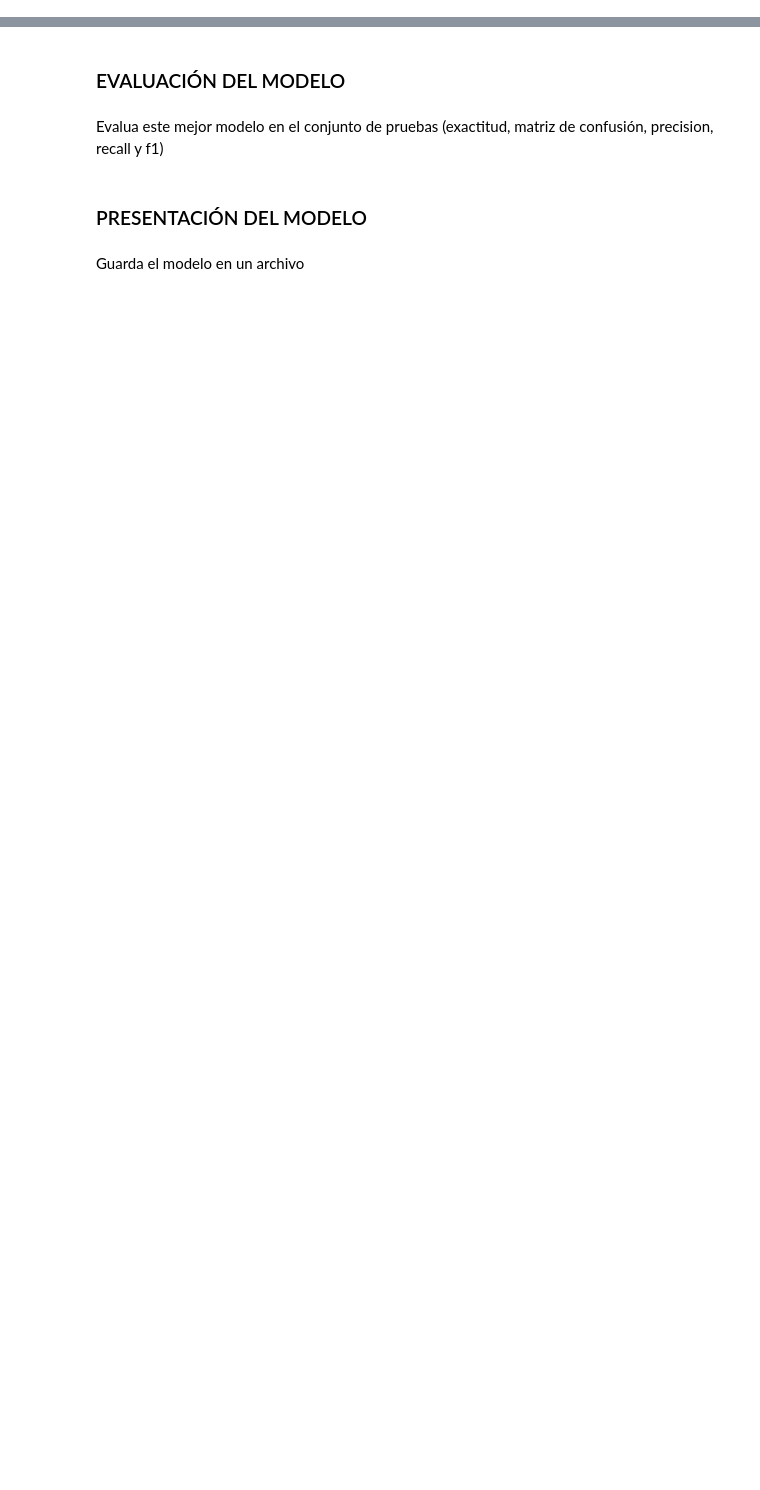
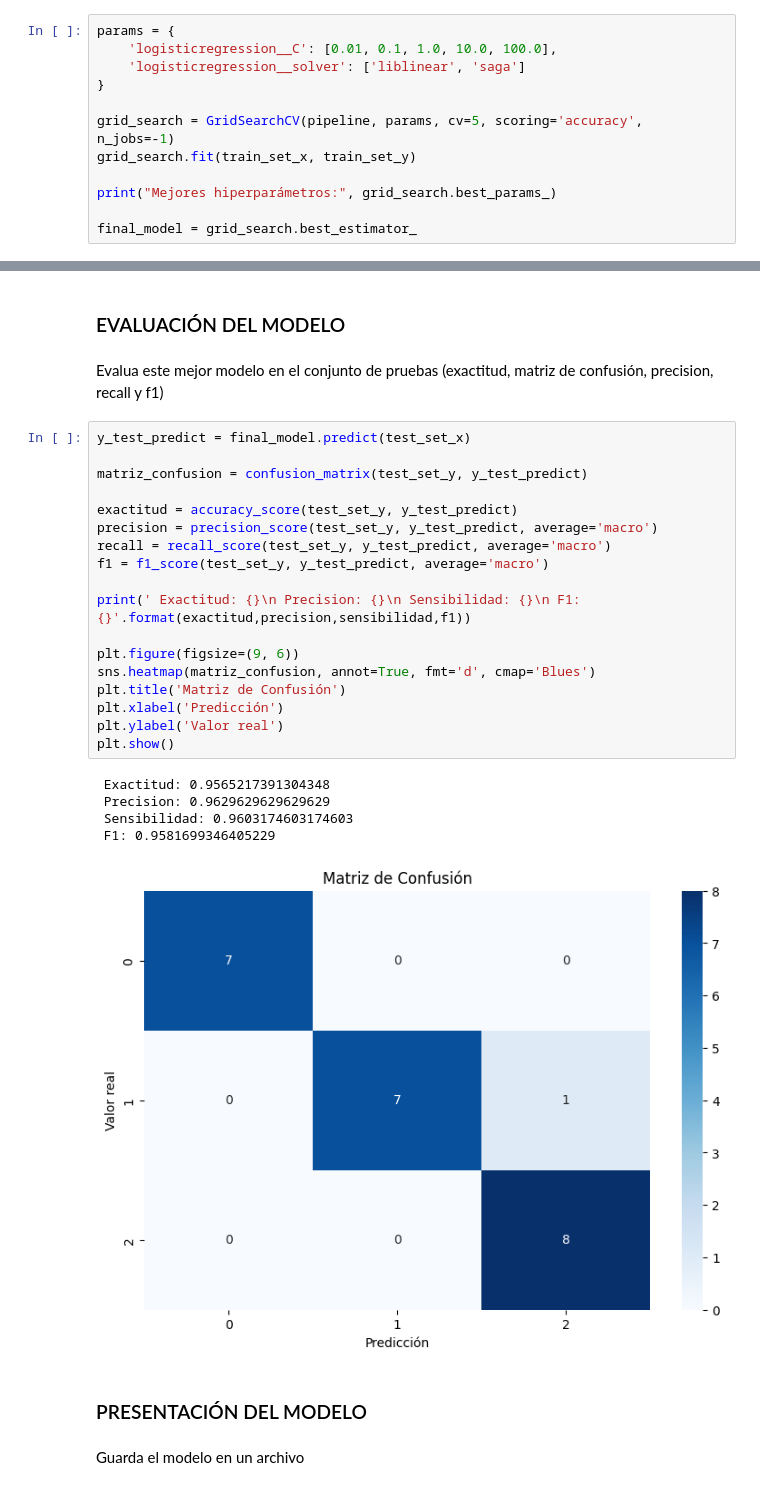
Before and after one commit to Elena2332/iabd, a Jupyter notebook: ia/sapa/2_11/2_11Ejercicios.ipynb, the cells around one changed output, grey strips where cells are left out. Saved outputs shown, nothing was run; the diff lists cells and outputs as text; blank space fills up the shorter version.

```diff
--- a/ia/sapa/2_11/2_11Ejercicios.ipynb
+++ b/ia/sapa/2_11/2_11Ejercicios.ipynb
@@ -324,3 +482,15 @@ Calcula matriz de confusion, precision, recall y f1 en el conjunto de entrenamie
 ### OPTIMIZACIÓN DEL MODELO
 # %% [markdown]
 Aplica búsqueda exhaustiva con los hiperparámetros de LogisticRegression (C y solver) y guarda el mejor modelo en una variable.
+# %%
+params = {
+    'logisticregression__C': [0.01, 0.1, 1.0, 10.0, 100.0],
+    'logisticregression__solver': ['liblinear', 'saga']
+}
+
+grid_search = GridSearchCV(pipeline, params, cv=5, scoring='accuracy', n_jobs=-1)
+grid_search.fit(train_set_x, train_set_y)
+
+print("Mejores hiperparámetros:", grid_search.best_params_)
+
+final_model = grid_search.best_estimator_
@@ -328,6 +500,30 @@ Aplica búsqueda exhaustiva con los hiperparámetros de LogisticRegression (C y
 ### EVALUACIÓN DEL MODELO
 # %% [markdown]
 Evalua este mejor modelo en el conjunto de pruebas (exactitud, matriz de confusión, precision, recall y f1)
+# %%
+y_test_predict = final_model.predict(test_set_x)
+
+matriz_confusion = confusion_matrix(test_set_y, y_test_predict)
+
+exactitud = accuracy_score(test_set_y, y_test_predict)
+precision = precision_score(test_set_y, y_test_predict, average='macro')
+recall = recall_score(test_set_y, y_test_predict, average='macro')
+f1 = f1_score(test_set_y, y_test_predict, average='macro')
+
+print(' Exactitud: {}\n Precision: {}\n Sensibilidad: {}\n F1: {}'.format(exactitud,precision,sensibilidad,f1))
+
+plt.figure(figsize=(9, 6))
+sns.heatmap(matriz_confusion, annot=True, fmt='d', cmap='Blues')
+plt.title('Matriz de Confusión')
+plt.xlabel('Predicción')
+plt.ylabel('Valor real')
+plt.show()
+# %% [output]
+ Exactitud: 0.9565217391304348
+ Precision: 0.9629629629629629
+ Sensibilidad: 0.9603174603174603
+ F1: 0.9581699346405229
+[figure, added]
 # %% [markdown]
 ### PRESENTACIÓN DEL MODELO
 # %% [markdown]
```
Also changed, not shown: parts of 17 cells of this notebook, 2 other files.
